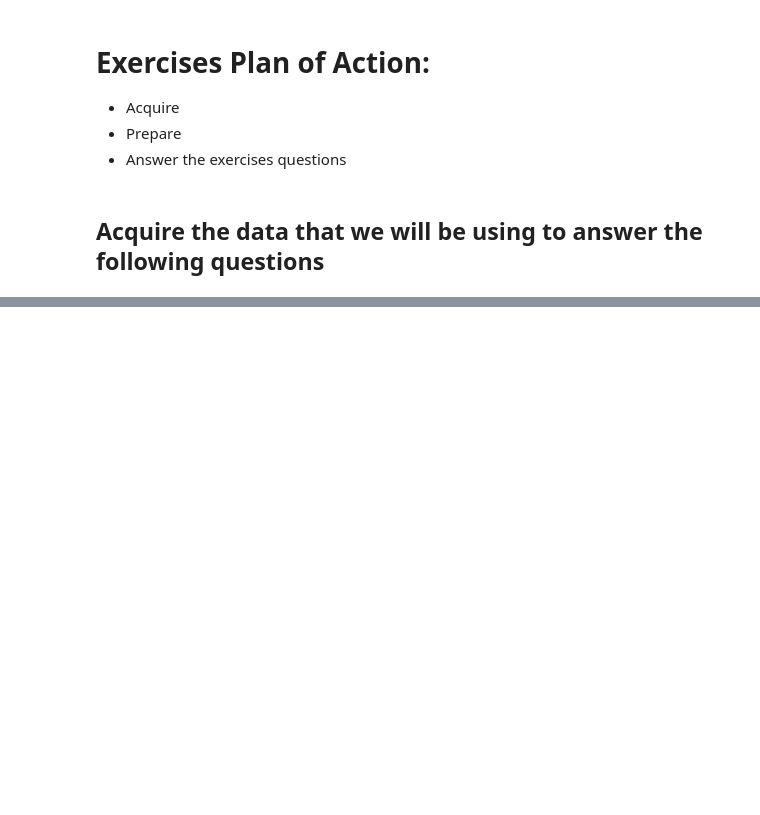
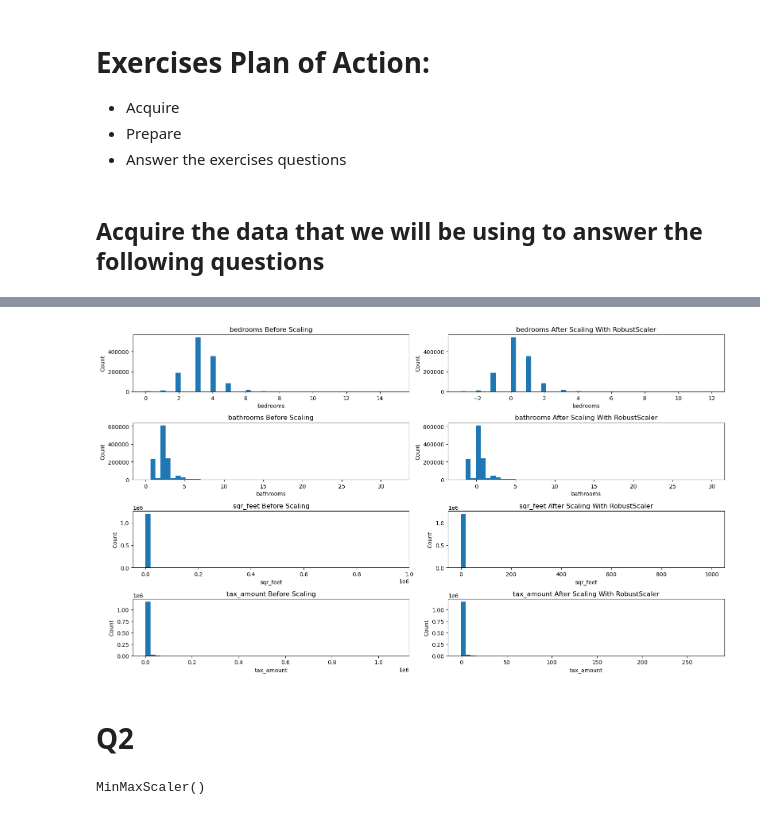
Before and after one commit to EstebanHernandez0/regression, a Jupyter notebook: scaling.ipynb, the cells around one changed output, grey strips where cells are left out. Saved outputs shown, nothing was run; the diff lists cells and outputs as text; code cells hidden in the pictures; blank space fills up the shorter version.

```diff
--- a/scaling.ipynb
+++ b/scaling.ipynb
@@ -41,0 +92,7 @@ test.drop(columns= ['Unnamed: 0'], inplace= True)
+# %%
+
+visualize_scaler(scaler= RobustScaler(), df= train, cols_to_scale= columns_to_scale, bins= 50)
+# %% [output]
+[figure, added]
+# %% [markdown]
+# Q2
@@ -41,0 +102,5 @@ test.drop(columns= ['Unnamed: 0'], inplace= True)
+# %%
+#fit
+scaler_minmax.fit(train[['tax_amount']])
+# %% [output]
+MinMaxScaler()
```
Also changed, not shown: parts of 22 cells of this notebook.
